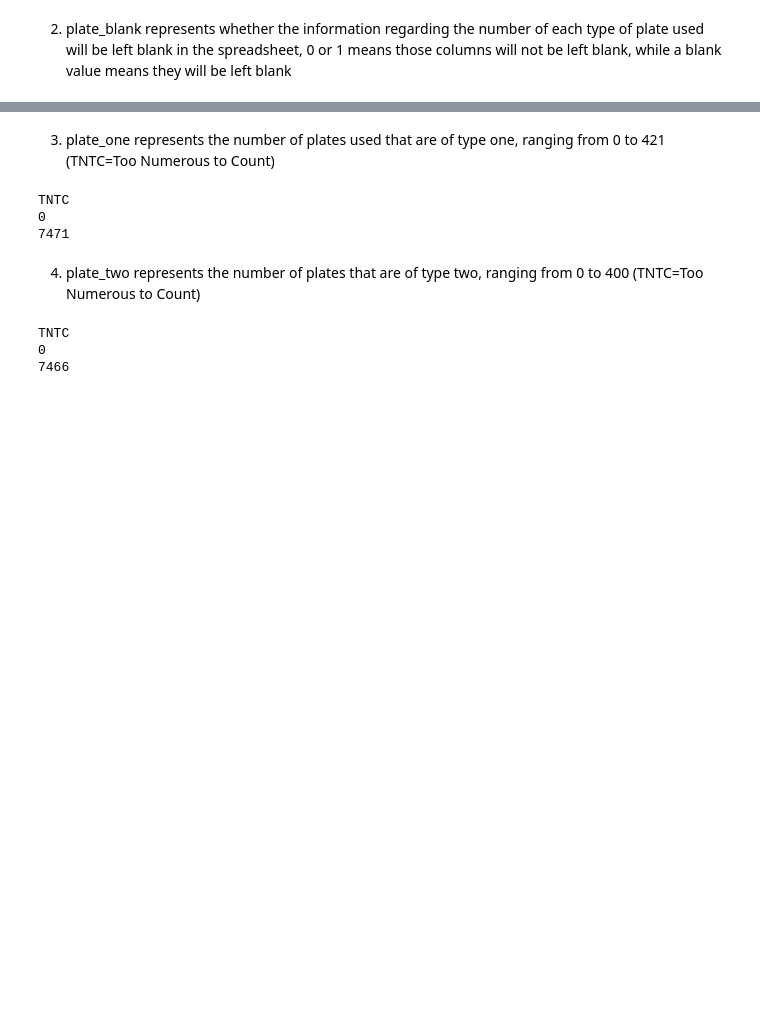
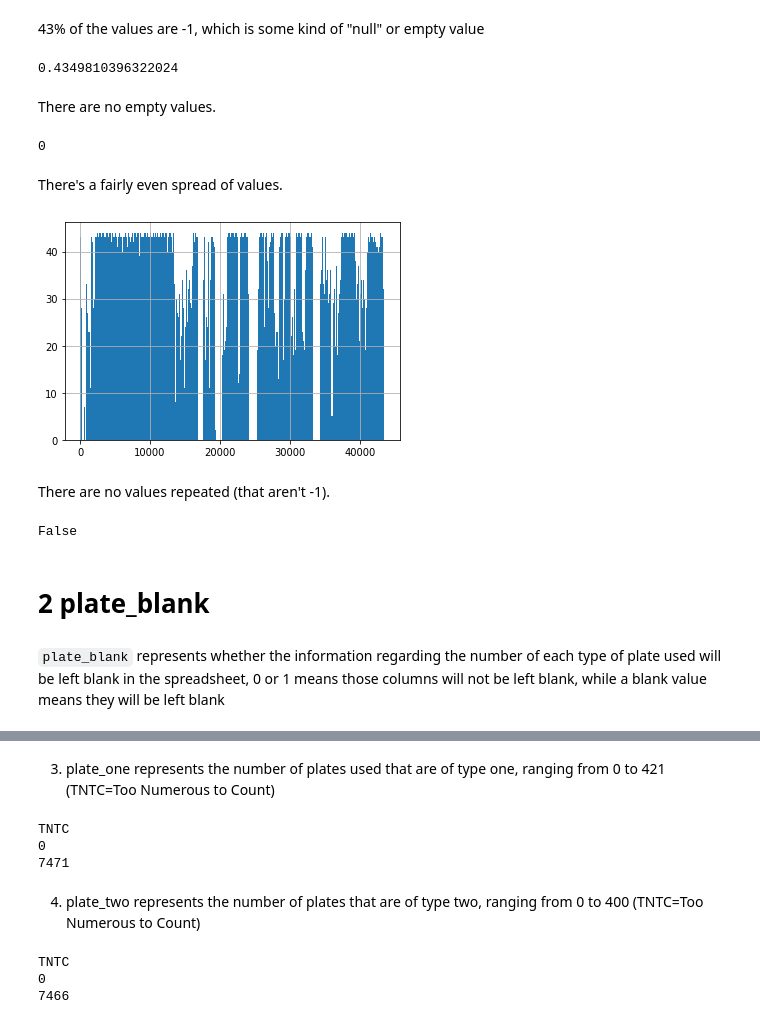
Before and after one commit to sci4ga/adopt-a-stream-georgia, a Jupyter notebook: exported_dataset/data_dictionary/Data_ExplorationF.ipynb, the cells around one changed output, grey strips where cells are left out. Saved outputs shown, nothing was run; the diff lists cells and outputs as text; code cells hidden in the pictures; blank space fills up the shorter version.

```diff
--- a/exported_dataset/data_dictionary/Data_ExplorationF.ipynb
+++ b/exported_dataset/data_dictionary/Data_ExplorationF.ipynb
@@ -14,2 +40,2 @@ Saving export_dataframe_stage2.csv to export_dataframe_stage2 (1).csv
 # %%
-df = pd.read_csv("export_dataframe_stage2.csv",low_memory=False)
+df = pd.read_csv("../data/export_dataframe_stage2.csv", low_memory=False)
@@ -34,2 +58,28 @@ print(len(data))
+# %% [markdown]
+43% of the values are -1, which is some kind of "null" or empty value
+# %%
+len(df[df["bact_detail_rid"] == -1]) / len(df)
+# %% [output]
+0.4349810396322024
+# %% [markdown]
+There are no empty values.
+# %%
+df["bact_detail_rid"].isna().sum()
+# %% [output]
+0
+# %% [markdown]
+There's a fairly even spread of values.
+# %%
+df[df["bact_detail_rid"] != -1]["bact_detail_rid"].hist(bins=1000);
+# %% [output]
+[figure, added]
+# %% [markdown]
+There are no values repeated (that aren't -1).
+# %%
+any(df[df["bact_detail_rid"] != -1]["bact_detail_rid"].value_counts() > 1)
+# %% [output]
+False
+# %% [markdown]
+# 2 plate_blank
 # %% [markdown]
-2. plate_blank represents whether the information regarding the number of each type of plate used will be left blank in the spreadsheet, 0 or 1 means those columns will not be left blank, while a blank value means they will be left blank
+`plate_blank` represents whether the information regarding the number of each type of plate used will be left blank in the spreadsheet, 0 or 1 means those columns will not be left blank, while a blank value means they will be left blank
```
Also changed, not shown: parts of 23 cells of this notebook, 4 other files.
